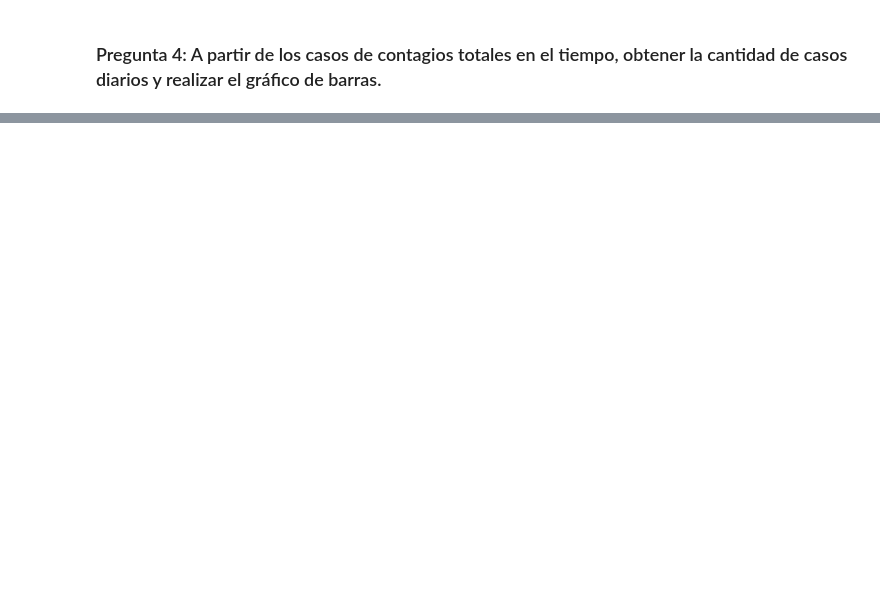
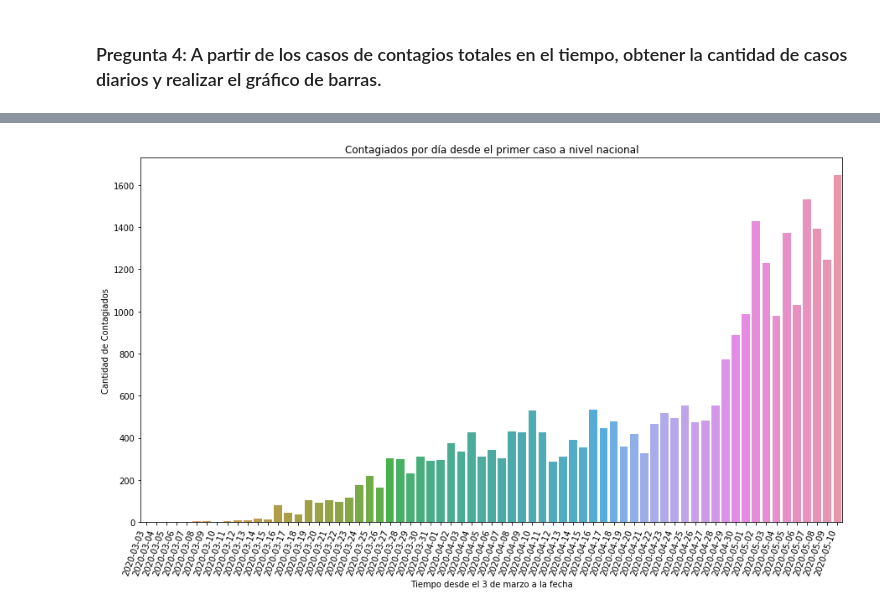
Before and after one commit to EdGoll/doctorado, a Jupyter notebook: Mineria_de_Datos/Taller_01/Taller_01.ipynb, the cells around one changed output, grey strips where cells are left out. Saved outputs shown, nothing was run; the diff lists cells and outputs as text; code cells hidden in the pictures; blank space fills up the shorter version.

Commit message:
se agrega pregunta 4

```diff
--- a/Mineria_de_Datos/Taller_01/Taller_01.ipynb
+++ b/Mineria_de_Datos/Taller_01/Taller_01.ipynb
@@ -282,2 +283,7 @@ plt.grid(True)
 # %% [markdown]
 ### Pregunta 4: A partir de los casos de contagios totales en el tiempo, obtener la cantidad de casos diarios y realizar el gráfico de barras.
+# %%
+#Datos-COVID19/output/producto3/CasosTotalesCumulativo.csv
+df = pd.read_csv("Datos-COVID19/output/producto3/CasosTotalesCumulativo.csv").tail(1)
+del df['Region']
+df
@@ -283,0 +294,13 @@ plt.grid(True)
+# %%
+cantidadAcum = []
+cantidadPorDia = []
+
+for col in df: #Se extrae cada cantidad acumulada y se agrega a un arreglo
+    cantidadAcum.append(df[col].unique()[0])
+
+for i in range(0,len(cantidadAcum),1):
+    if(i>0): #Casos ocurridos luego del primer caso confirmado.
+        cantidadPorDia.append(cantidadAcum[i]-cantidadAcum[i-1])
+    else : #Primer caso a nivel nacional, no acumula.
+        cantidadPorDia.append(cantidadAcum[i])
+print(cantidadPorDia)
@@ -283,0 +309,12 @@ plt.grid(True)
+# %%
+#  Se crea nuevo DataFrame con datos procesados.
+
+newData = {
+            'Fecha': df.columns,
+            'Cantidad': cantidadPorDia
+          }
+
+df = pd.DataFrame(newData, columns = ['Fecha', 'Cantidad'])
+
+print (df)
+# Se crea data frame con con cantidad de casos diarios desde la detección del primer caso a nivel nacional.
@@ -283,0 +336,10 @@ plt.grid(True)
+# %%
+#Se grafica con barras
+plt.figure(figsize=(15,8))
+chart=sns.barplot(x='Fecha', y='Cantidad', data=df);
+chart.set_xticklabels(chart.get_xticklabels(), rotation=70 , horizontalalignment='right');
+plt.ylabel('Cantidad de Contagiados');
+plt.xlabel('Tiempo desde el 3 de marzo a la fecha');
+plt.title('Contagiados por día desde el primer caso a nivel nacional');
+# %% [output]
+[figure, added]
```
Also changed, not shown: parts of 7 cells of this notebook.
